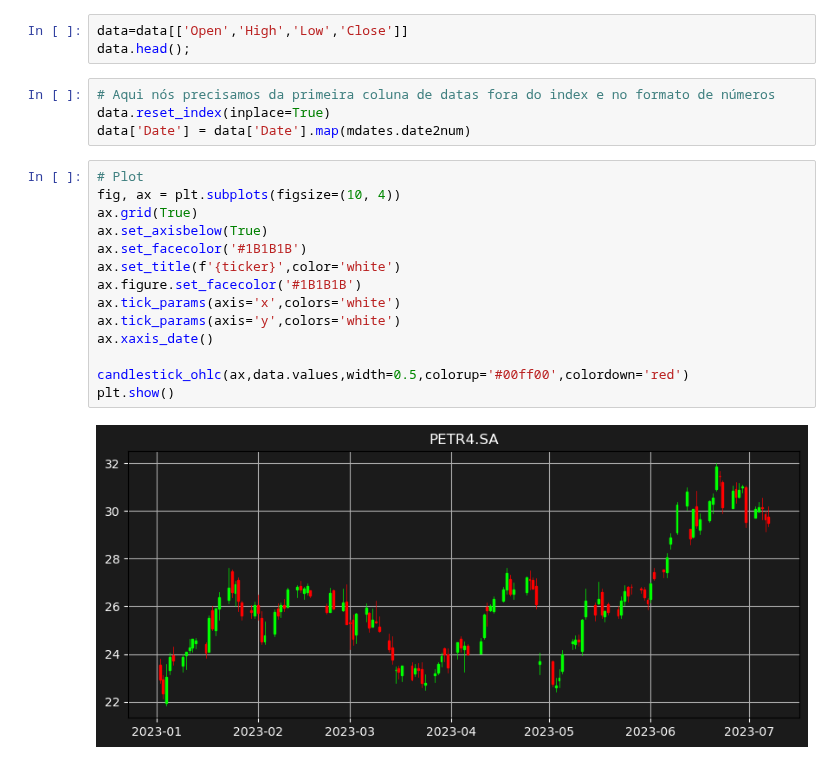
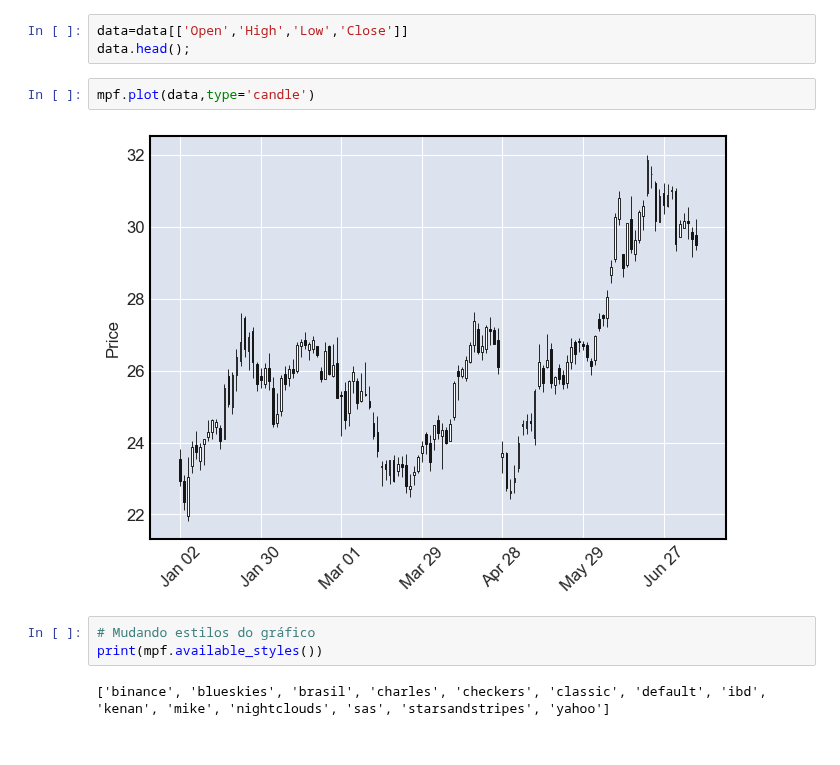
Before and after one commit to victordhn/Finance-Projects, a Jupyter notebook: Candlesticks.ipynb, the cells around one changed output. Drawn from its saved outputs; the diff is of its cells as text.

Commit message:
updated candlestick notebook

```diff
--- a/Candlesticks.ipynb
+++ b/Candlesticks.ipynb
@@ -40,23 +39,12 @@ Ticker da ação (se for brasileira, usar ".SA" no final): petr4.sa
 # %%
 data=data[['Open','High','Low','Close']]
 data.head();
-# %%
-# Aqui nós precisamos da primeira coluna de datas fora do index e no formato de números
-data.reset_index(inplace=True)
-data['Date'] = data['Date'].map(mdates.date2num)
-# %%
-# Plot
-fig, ax = plt.subplots(figsize=(10, 4))
-ax.grid(True)
-ax.set_axisbelow(True)
-ax.set_facecolor('#1B1B1B')
-ax.set_title(f'{ticker}',color='white')
-ax.figure.set_facecolor('#1B1B1B')
-ax.tick_params(axis='x',colors='white')
-ax.tick_params(axis='y',colors='white')
-ax.xaxis_date()
-
-candlestick_ohlc(ax,data.values,width=0.5,colorup='#00ff00',colordown='red')
-plt.show()
-# %% [output]
-[figure, removed]
+# %%
+mpf.plot(data,type='candle')
+# %% [output]
+[figure, added]
+# %%
+# Mudando estilos do gráfico
+print(mpf.available_styles())
+# %% [output]
+['binance', 'blueskies', 'brasil', 'charles', 'checkers', 'classic', 'default', 'ibd', 'kenan', 'mike', 'nightclouds', 'sas', 'starsandstripes', 'yahoo']
```
Also changed, not shown: parts of 5 cells of this notebook, 1 other file.
